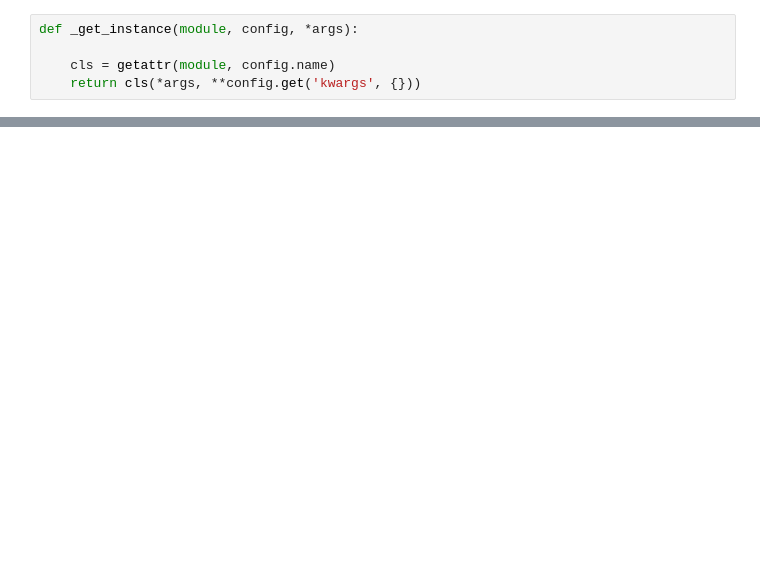
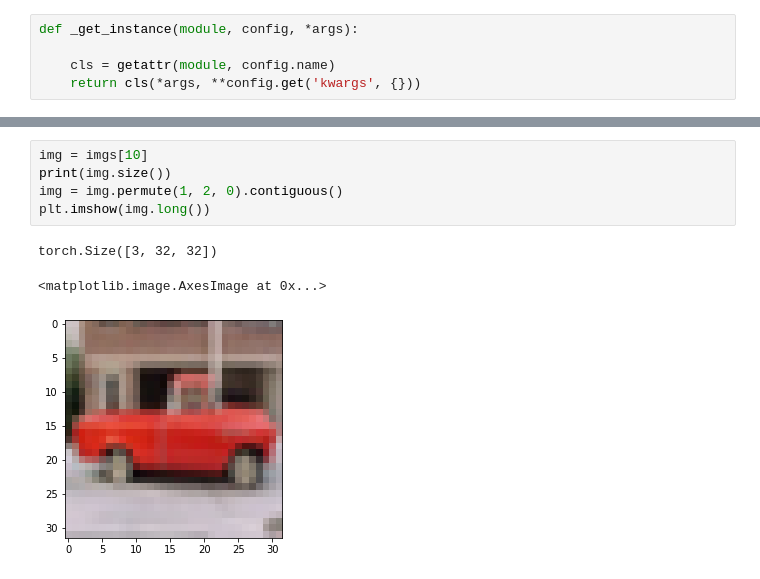
Before and after one commit to Tung-I/Incremental_Learning, a Jupyter notebook: debug.ipynb, the cells around one changed output, grey strips where cells are left out. Saved outputs shown, nothing was run; the diff lists cells and outputs as text; blank space fills up the shorter version.

```diff
--- a/debug.ipynb
+++ b/debug.ipynb
@@ -116,0 +120,9 @@ print(count)
+# %%
+img = imgs[10]
+print(img.size())
+img = img.permute(1, 2, 0).contiguous()
+plt.imshow(img.long())
+# %% [output]
+torch.Size([3, 32, 32])
+<matplotlib.image.AxesImage at 0x...>
+[figure, added]
```
Also changed, not shown: parts of 10 cells of this notebook, 15 other files.
